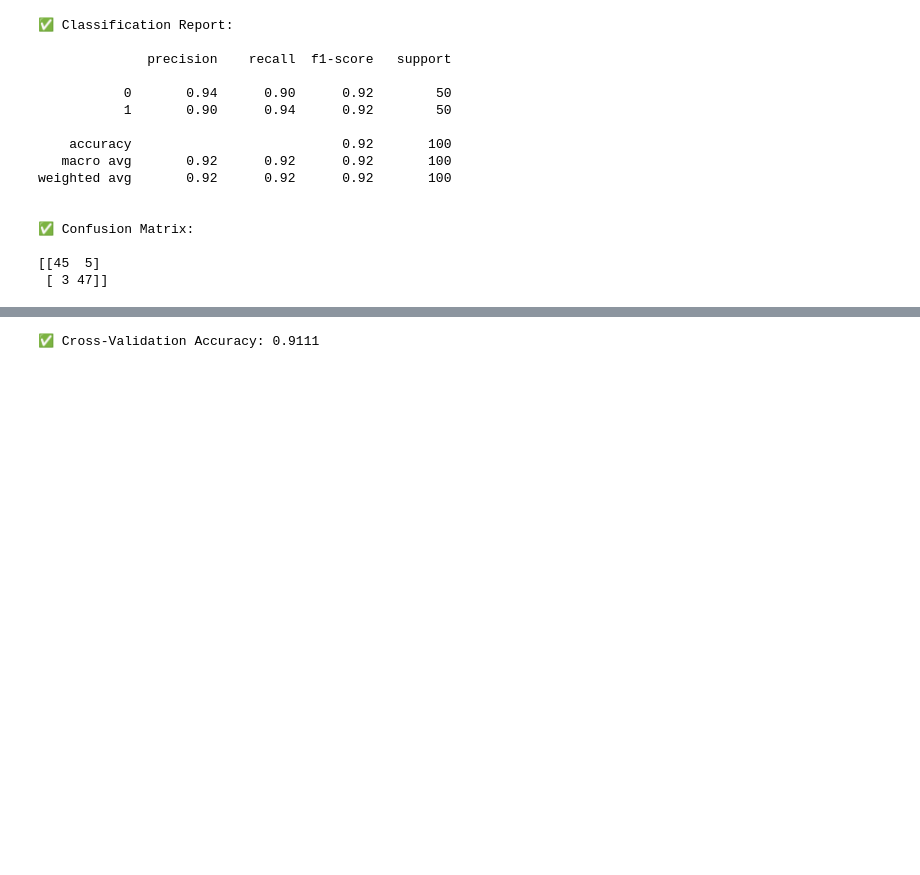
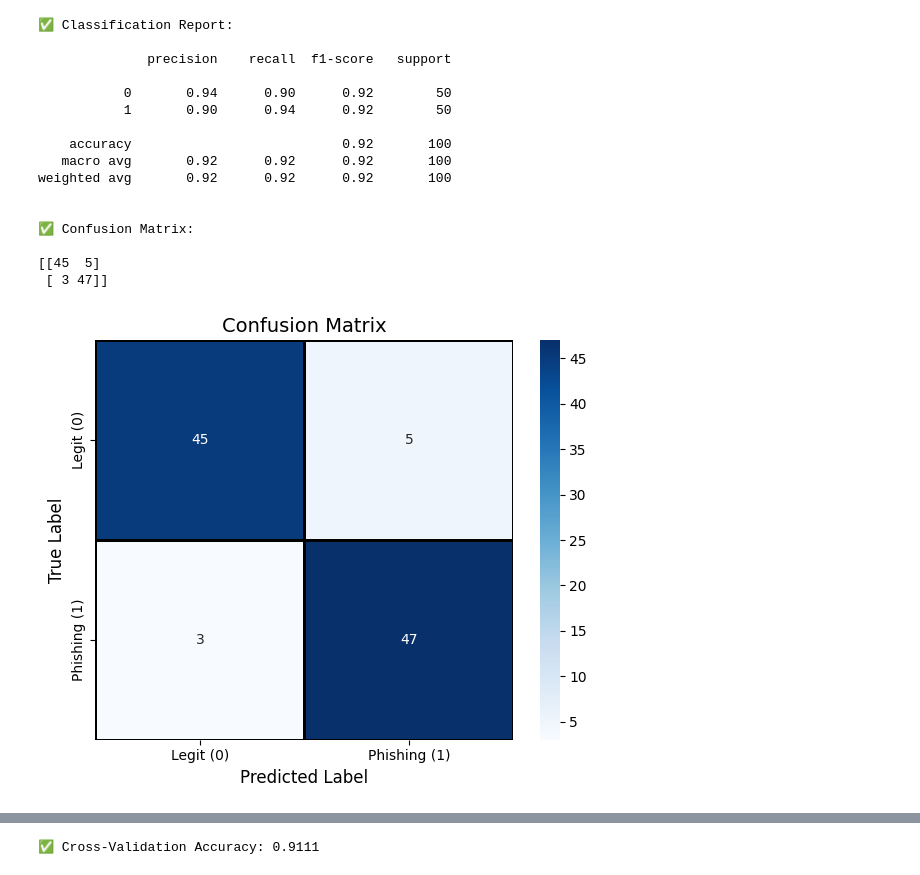
Before and after one commit to SShyamkumar4644/Phishing_Rule_Analysis, a Jupyter notebook: Phishing_URL_Analysis.ipynb, the cells around one changed output, grey strips where cells are left out. Saved outputs shown, nothing was run; the diff lists cells and outputs as text; code cells hidden in the pictures; blank space fills up the shorter version.

```diff
--- a/Phishing_URL_Analysis.ipynb
+++ b/Phishing_URL_Analysis.ipynb
@@ -66,6 +66,31 @@ weighted avg       0.92      0.92      0.92       100
 
 [[45  5]
  [ 3 47]]
+# %%
+from sklearn.metrics import confusion_matrix, ConfusionMatrixDisplay
+import seaborn as sns
+import matplotlib.pyplot as plt
+
+# 1. Compute confusion matrix
+cm = confusion_matrix(y_test, y_pred)
+labels = ['Legit (0)', 'Phishing (1)']
+
+# 2. Plot confusion matrix
+plt.figure(figsize=(6, 5))
+sns.heatmap(cm, annot=True, fmt='d', cmap='Blues',
+            xticklabels=labels, yticklabels=labels,
+            linewidths=1, linecolor='black')
+
+plt.title('Confusion Matrix', fontsize=14)
+plt.xlabel('Predicted Label', fontsize=12)
+plt.ylabel('True Label', fontsize=12)
+plt.tight_layout()
+
+# 3. Save as high-quality image
+plt.savefig("confusion_matrix_highres.png", dpi=300)
+plt.show()
+# %% [output]
+[figure, added]
 # %%
 # Step 9: Feature Importance (Top 7 only)
 importances = model.feature_importances_
```
Also changed, not shown: parts of 1 cell of this notebook, 1 other file.
